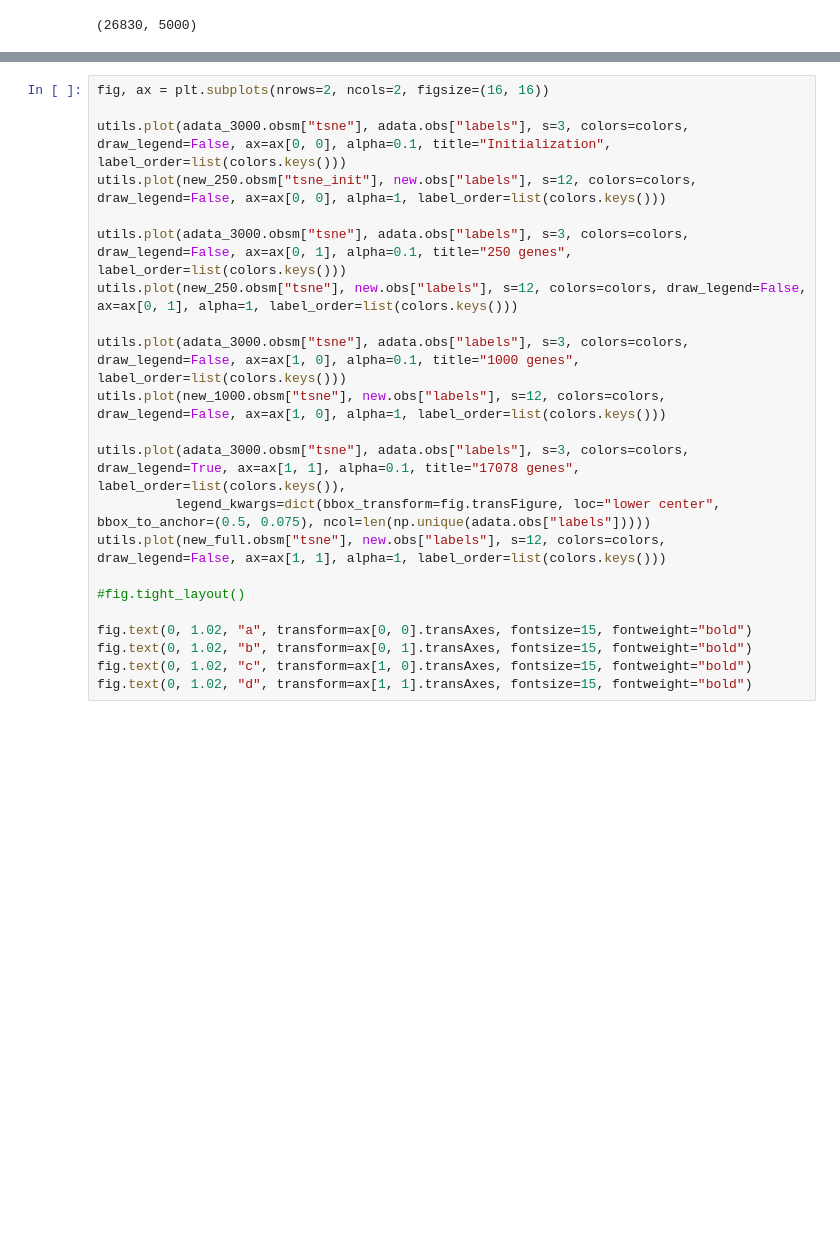
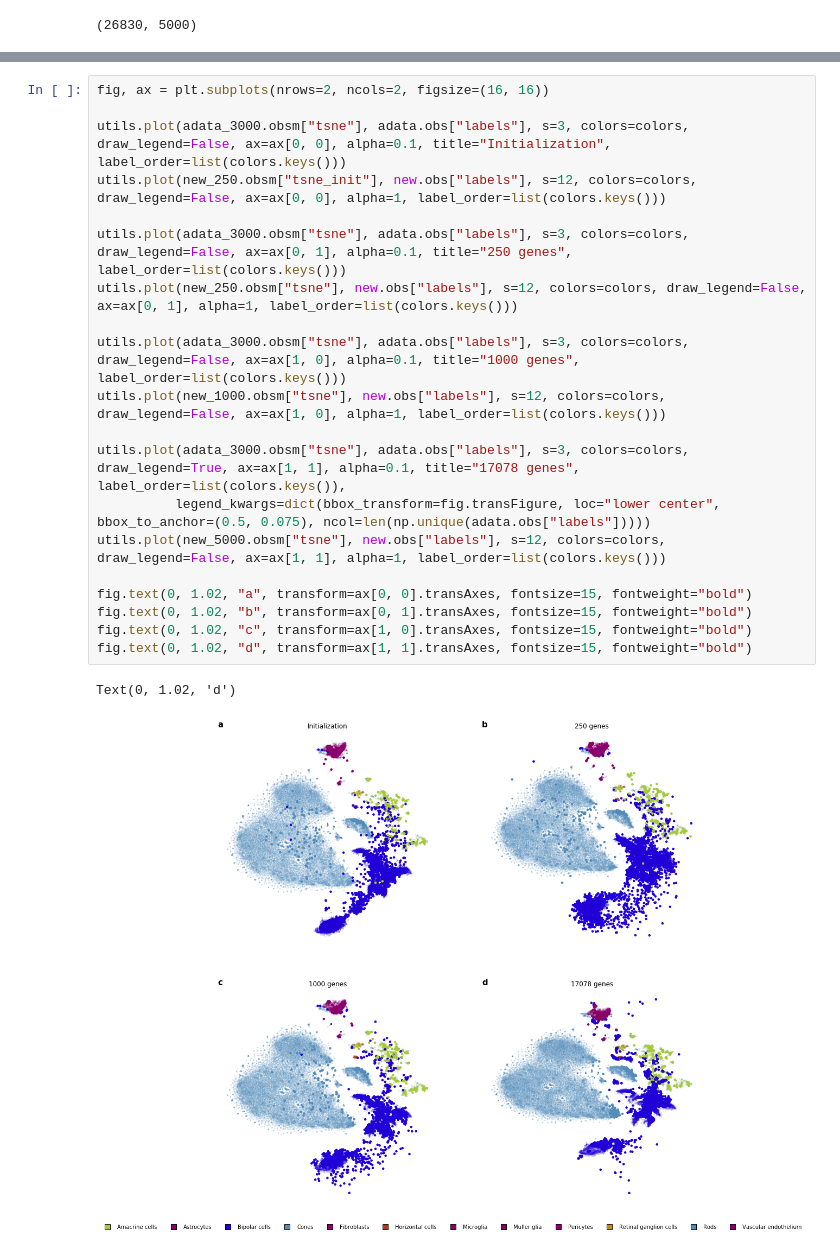
Before and after one commit to biolab/tsne-embedding, a Jupyter notebook: figures/tsne-gene-selection-macosko.ipynb, the cells around one changed output, grey strips where cells are left out. Drawn from its saved outputs; the diff is of its cells as text; blank space fills up the shorter version.

```diff
--- a/figures/tsne-gene-selection-macosko.ipynb
+++ b/figures/tsne-gene-selection-macosko.ipynb
@@ -271,22 +273,23 @@ plt.savefig("macosko_transform_tsne_genes.pdf", dpi=600, bbox_inches="tight", tr
 # %%
 fig, ax = plt.subplots(nrows=2, ncols=2, figsize=(16, 16))
 
 utils.plot(adata_3000.obsm["tsne"], adata.obs["labels"], s=3, colors=colors, draw_legend=False, ax=ax[0, 0], alpha=0.1, title="Initialization", label_order=list(colors.keys()))
 utils.plot(new_250.obsm["tsne_init"], new.obs["labels"], s=12, colors=colors, draw_legend=False, ax=ax[0, 0], alpha=1, label_order=list(colors.keys()))
 
 utils.plot(adata_3000.obsm["tsne"], adata.obs["labels"], s=3, colors=colors, draw_legend=False, ax=ax[0, 1], alpha=0.1, title="250 genes", label_order=list(colors.keys()))
 utils.plot(new_250.obsm["tsne"], new.obs["labels"], s=12, colors=colors, draw_legend=False, ax=ax[0, 1], alpha=1, label_order=list(colors.keys()))
 
 utils.plot(adata_3000.obsm["tsne"], adata.obs["labels"], s=3, colors=colors, draw_legend=False, ax=ax[1, 0], alpha=0.1, title="1000 genes", label_order=list(colors.keys()))
 utils.plot(new_1000.obsm["tsne"], new.obs["labels"], s=12, colors=colors, draw_legend=False, ax=ax[1, 0], alpha=1, label_order=list(colors.keys()))
 
 utils.plot(adata_3000.obsm["tsne"], adata.obs["labels"], s=3, colors=colors, draw_legend=True, ax=ax[1, 1], alpha=0.1, title="17078 genes", label_order=list(colors.keys()),
           legend_kwargs=dict(bbox_transform=fig.transFigure, loc="lower center", bbox_to_anchor=(0.5, 0.075), ncol=len(np.unique(adata.obs["labels"]))))
-utils.plot(new_full.obsm["tsne"], new.obs["labels"], s=12, colors=colors, draw_legend=False, ax=ax[1, 1], alpha=1, label_order=list(colors.keys()))
-
-#fig.tight_layout()
+utils.plot(new_5000.obsm["tsne"], new.obs["labels"], s=12, colors=colors, draw_legend=False, ax=ax[1, 1], alpha=1, label_order=list(colors.keys()))
 
 fig.text(0, 1.02, "a", transform=ax[0, 0].transAxes, fontsize=15, fontweight="bold")
 fig.text(0, 1.02, "b", transform=ax[0, 1].transAxes, fontsize=15, fontweight="bold")
 fig.text(0, 1.02, "c", transform=ax[1, 0].transAxes, fontsize=15, fontweight="bold")
 fig.text(0, 1.02, "d", transform=ax[1, 1].transAxes, fontsize=15, fontweight="bold")
+# %% [output]
+Text(0, 1.02, 'd')
+[figure, added]
```
Also changed, not shown: parts of 10 cells of this notebook, 12 other files.
